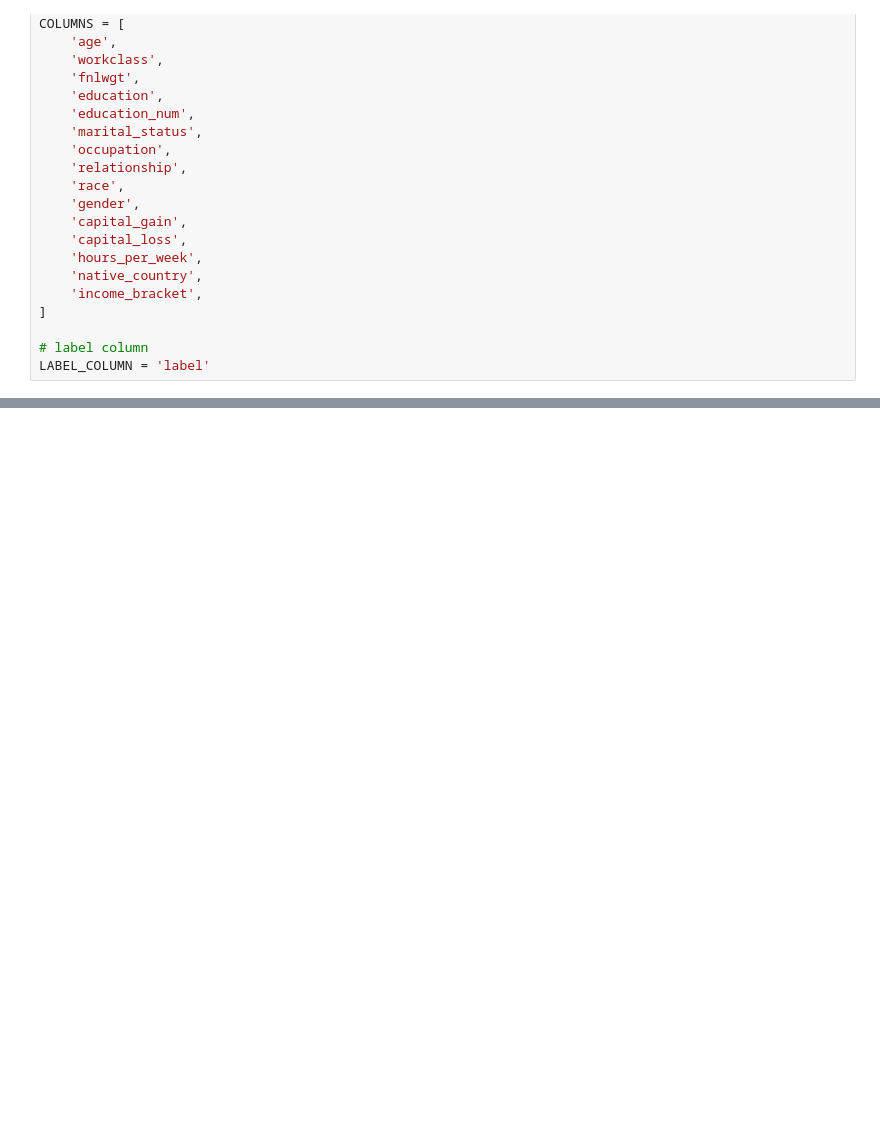
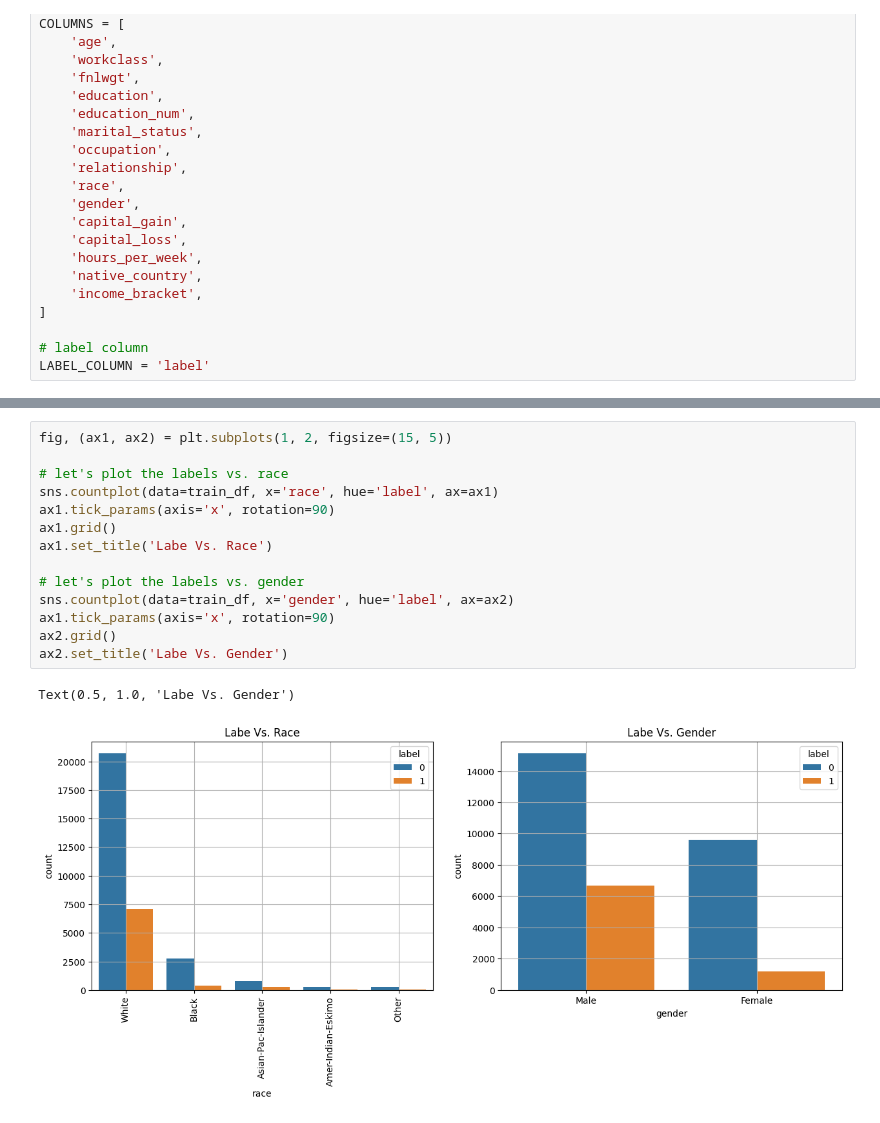
Before and after one commit to sun-umn/Constrained-Deep-Learning-Survey, a Jupyter notebook: notebooks/Adult-Dataset.ipynb, the cells around one changed output, grey strips where cells are left out. Cells and saved outputs as stored; diff of their text form; blank space fills up the shorter version.

```diff
--- a/notebooks/Adult-Dataset.ipynb
+++ b/notebooks/Adult-Dataset.ipynb
@@ -80,0 +121,17 @@ train_df['race'].value_counts().sort_values().plot(kind='barh')
+# %%
+fig, (ax1, ax2) = plt.subplots(1, 2, figsize=(15, 5))
+
+# let's plot the labels vs. race
+sns.countplot(data=train_df, x='race', hue='label', ax=ax1)
+ax1.tick_params(axis='x', rotation=90)
+ax1.grid()
+ax1.set_title('Labe Vs. Race')
+
+# let's plot the labels vs. gender
+sns.countplot(data=train_df, x='gender', hue='label', ax=ax2)
+ax1.tick_params(axis='x', rotation=90)
+ax2.grid()
+ax2.set_title('Labe Vs. Gender')
+# %% [output]
+Text(0.5, 1.0, 'Labe Vs. Gender')
+[figure, added]
```
Also changed, not shown: parts of 27 cells of this notebook, 8 other files.
